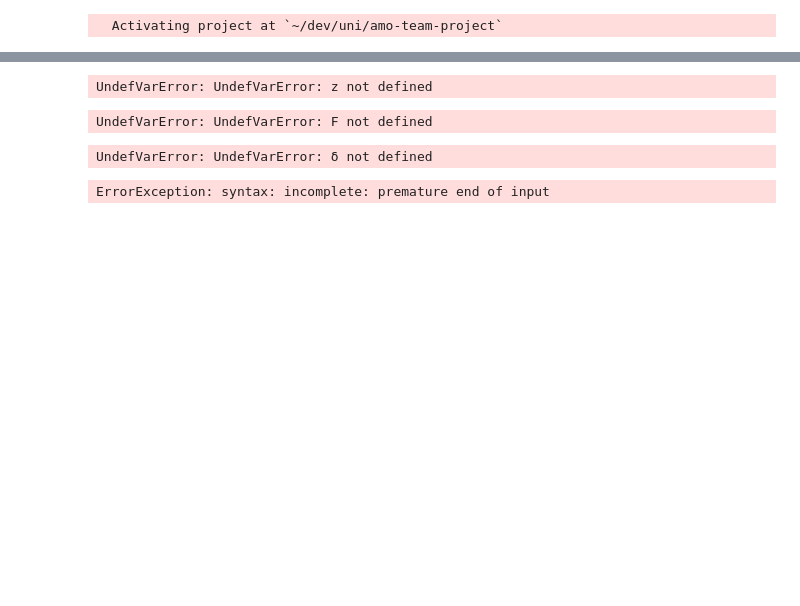
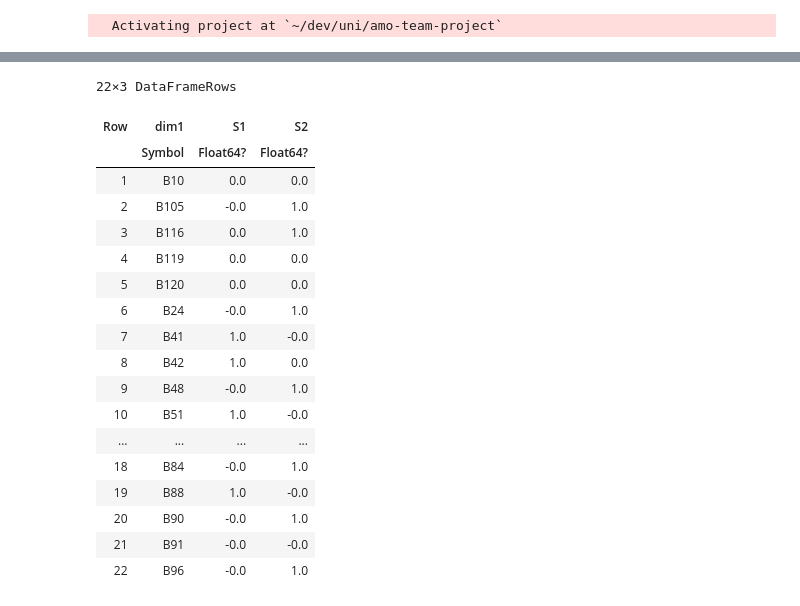
Before and after one commit to mogottsch/amo-team-project, a Jupyter notebook: notebooks/sketch.ipynb, the cells around one changed output, grey strips where cells are left out. Cells and saved outputs as stored; diff of their text form; code cells hidden in the pictures; blank space fills up the shorter version.

```diff
--- a/notebooks/sketch.ipynb
+++ b/notebooks/sketch.ipynb
@@ -271,16 +160,23 @@ UndefVarError: UndefVarError: L_shed not defined
 # %%
-z_results = reformat_2d_df(convert_jump_container_to_df(z))
+z_results = reformat_2d_df(convert_jump_container_to_df(vars[:z]))
+any_rows_equal_zero(z_results)
 # %% [output]
-UndefVarError: UndefVarError: z not defined
+22×3 DataFrameRows
+| Row | dim1 | S1 | S2 |
+|  | Symbol | Float64? | Float64? |
+| 1 | B10 | 0.0 | 0.0 |
+| 2 | B105 | -0.0 | 1.0 |
+| 3 | B116 | 0.0 | 1.0 |
+| 4 | B119 | 0.0 | 0.0 |
+| 5 | B120 | 0.0 | 0.0 |
+| 6 | B24 | -0.0 | 1.0 |
+| 7 | B41 | 1.0 | -0.0 |
+| 8 | B42 | 1.0 | 0.0 |
+| 9 | B48 | -0.0 | 1.0 |
+| 10 | B51 | 1.0 | -0.0 |
+| ... | ... | ... | ... |
+| 18 | B84 | -0.0 | 1.0 |
+| 19 | B88 | 1.0 | -0.0 |
+| 20 | B90 | -0.0 | 1.0 |
+| 21 | B91 | -0.0 | -0.0 |
+| 22 | B96 | -0.0 | 1.0 |
-# %%
-F_results = reformat_2d_df(convert_jump_container_to_df(F))
-# %% [output]
-UndefVarError: UndefVarError: F not defined
-# %%
-δ_results = reformat_2d_df(convert_jump_container_to_df(δ))
-# %% [output]
-UndefVarError: UndefVarError: δ not defined
-# %%
-(reformat_2d_df(convert_jump_container_to_df(model)), F_results = reformat_2d_df(convert_jump_container_to_df(F))
-# %% [output]
-ErrorException: syntax: incomplete: premature end of input
```
Also changed, not shown: parts of 27 cells of this notebook, 9 other files.
